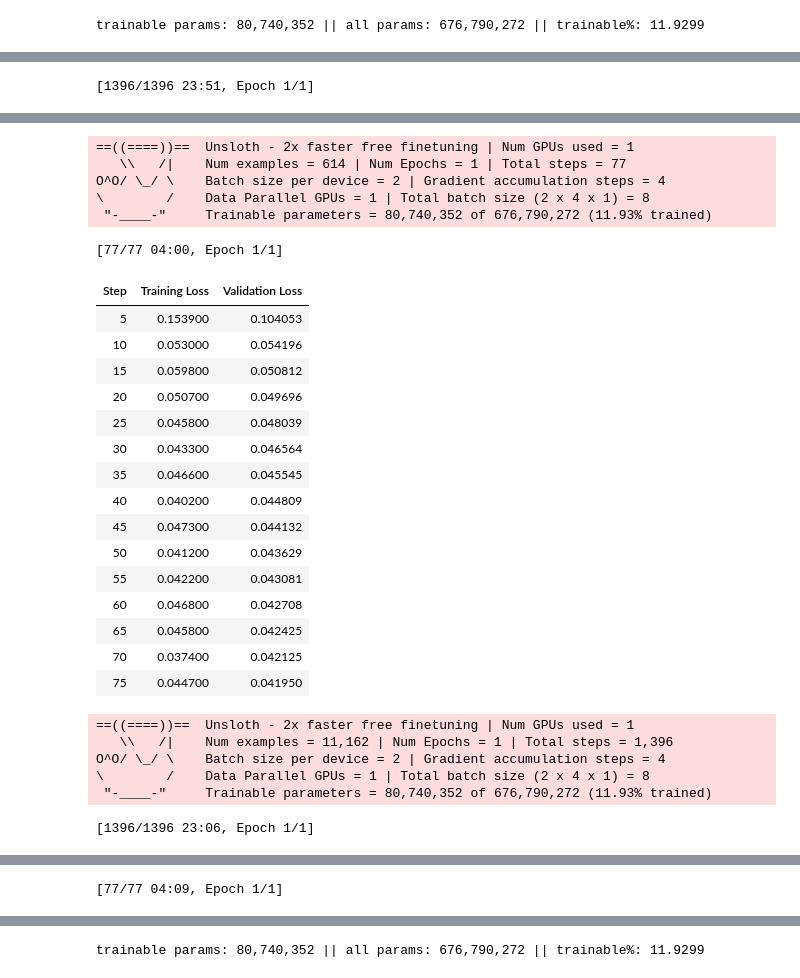
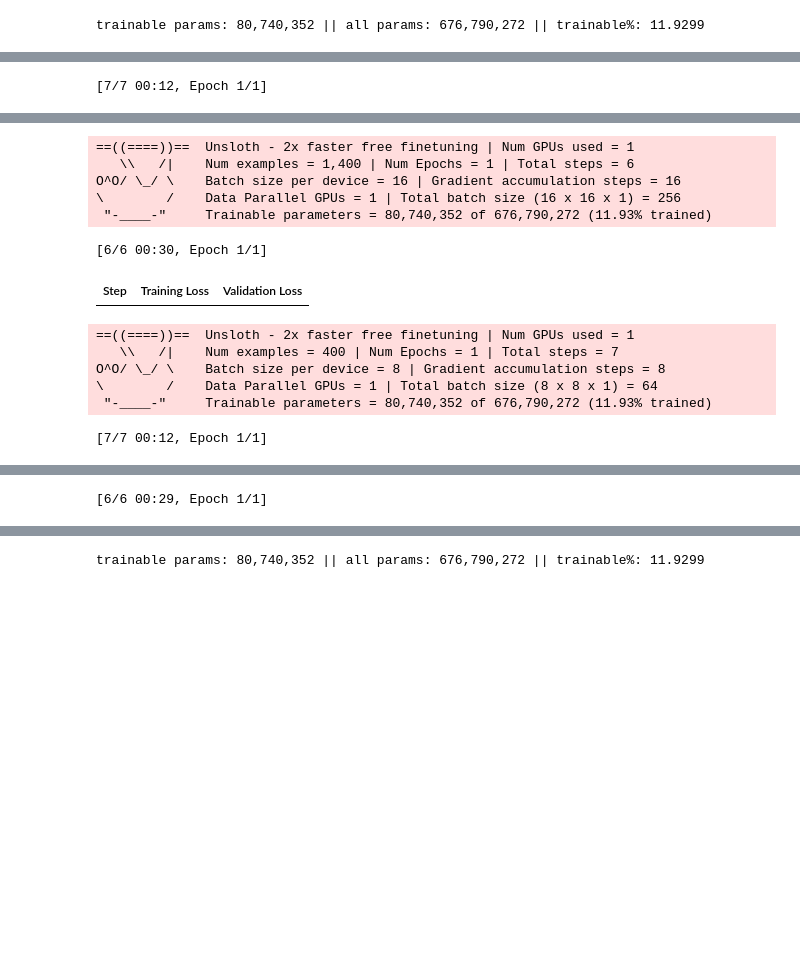
Before and after one commit to miguel-kjh/rag-experiments, a Jupyter notebook: notebooks/train_llm_retriver.ipynb, the cells around one changed output, grey strips where cells are left out. Saved outputs shown, nothing was run; the diff lists cells and outputs as text; code cells hidden in the pictures; blank space fills up the shorter version.

```diff
--- a/notebooks/train_llm_retriver.ipynb
+++ b/notebooks/train_llm_retriver.ipynb
@@ -41,0 +48,10 @@ Unsloth: Fast downloading is enabled - ignore downloading bars which are red col
+# %%
+import pandas as pd
+from langchain.schema import Document
+dataset = pd.read_csv("../notebooks/data/contacts_docs.csv")
+documents = []
+for index, row in dataset.iterrows():
+    doc = f"Nombre: {row['name']}\nTeléfono: {row['phone']}"
+    documents.append(Document(page_content=doc, metadata={"id": f"{row['id']}" } ))
+print(f"Loaded {len(documents)} documents.")
+print(f"First document: {documents[0]}")
@@ -172,7 +239,7 @@ retrieval_dataset = {
 }
 # %%
 def tokenize_function_autoregressive(examples):
-    return tokenizer(examples['text'], padding='max_length', truncation=True, max_length=2048)
+    return tokenizer(examples['text'], padding='max_length', truncation=True, max_length=MAX_LENGTH)
 # %%
 indexing_dataset_tokenizer = indexing_dataset.map(tokenize_function_autoregressive, batched=True)
 # %%
@@ -184,15 +251,16 @@ retrieval_val_dataset_tokenizer = retrieval_dataset["validation"].map(tokenize_f
 # sft training
 data_collator = DataCollatorForLanguageModeling(tokenizer=tokenizer, mlm=False)
 auto_config = SFTConfig(
-    per_device_train_batch_size = 2,
-    gradient_accumulation_steps = 4, # Use GA to mimic batch size!
-    save_steps=100,
+    per_device_train_batch_size = 8,
+    gradient_accumulation_steps = 8, # Use GA to mimic batch size!
+    save_steps=5,
     warmup_steps = 5,
     num_train_epochs = 1, # Set this for 1 full training run.
     #max_steps = 60,
-    learning_rate = 2e-4, # Reduce to 2e-5 for long training runs
-    logging_steps = 100,
-    optim = "adamw_8bit",
+    learning_rate = 1e-4, # Reduce to 2e-5 for long training runs
+    logging_steps = 5,
+    # 32 bits
+    optim = "paged_adamw_32bit",
     weight_decay = 0.01,
     lr_scheduler_type = "linear",
     seed = SEED,
@@ -202,18 +270,18 @@ auto_config = SFTConfig(
 
 it_config = SFTConfig(
     dataset_text_field="text",
-    per_device_train_batch_size=2,
-    per_device_eval_batch_size=2,         # <-- añade eval batch size
-    gradient_accumulation_steps=4,
-    warmup_steps=5,
-    save_steps=5,
-    eval_steps=5,
+    per_device_train_batch_size=16,
+    per_device_eval_batch_size=16,         # <-- añade eval batch size
+    gradient_accumulation_steps=16,
+    warmup_steps=25,
+    save_steps=25,
+    eval_steps=25,
     eval_strategy="steps",         # <-- activa evaluación periódica
     num_train_epochs=1,             # <-- opcional: usa epochs en lugar de max_steps
-    #max_steps=60,
-    learning_rate=2e-4,
+    #max_steps=30,
+    learning_rate=1e-4,
     logging_steps=1,
-    optim="adamw_8bit",
+    optim = "paged_adamw_32bit",
     weight_decay=0.01,
     lr_scheduler_type="linear",
     seed=SEED,
@@ -252,7 +320,7 @@ model.print_trainable_parameters()
 # %% [output]
 trainable params: 80,740,352 || all params: 676,790,272 || trainable%: 11.9299
 # %%
-EPOCHS = 4
+EPOCHS = 10
 for _ in range(EPOCHS):
     trainer_sft_stats = trainer_auto.train() # (context, id)
     trainer_it_stats = trainer_it.train() # (query, id)
@@ -266,3 +333,3 @@ O^O/ \_/ \    Batch size per device = 2 | Gradient accumulation steps = 4
  "-____-"     Trainable parameters = 80,740,352 of 676,790,272 (11.93% trained)
-[1396/1396 23:51, Epoch 1/1]
+[7/7 00:12, Epoch 1/1]
 | Step | Training Loss |
@@ -282,29 +337,14 @@ O^O/ \_/ \    Batch size per device = 2 | Gradient accumulation steps = 4
 ==((====))==  Unsloth - 2x faster free finetuning | Num GPUs used = 1
-   \\   /|    Num examples = 614 | Num Epochs = 1 | Total steps = 77
-O^O/ \_/ \    Batch size per device = 2 | Gradient accumulation steps = 4
-\        /    Data Parallel GPUs = 1 | Total batch size (2 x 4 x 1) = 8
+   \\   /|    Num examples = 1,400 | Num Epochs = 1 | Total steps = 6
+O^O/ \_/ \    Batch size per device = 16 | Gradient accumulation steps = 16
+\        /    Data Parallel GPUs = 1 | Total batch size (16 x 16 x 1) = 256
  "-____-"     Trainable parameters = 80,740,352 of 676,790,272 (11.93% trained)
-[77/77 04:00, Epoch 1/1]
+[6/6 00:30, Epoch 1/1]
 | Step | Training Loss | Validation Loss |
-| 5 | 0.153900 | 0.104053 |
-| 10 | 0.053000 | 0.054196 |
-| 15 | 0.059800 | 0.050812 |
-| 20 | 0.050700 | 0.049696 |
-| 25 | 0.045800 | 0.048039 |
-| 30 | 0.043300 | 0.046564 |
-| 35 | 0.046600 | 0.045545 |
-| 40 | 0.040200 | 0.044809 |
-| 45 | 0.047300 | 0.044132 |
-| 50 | 0.041200 | 0.043629 |
-| 55 | 0.042200 | 0.043081 |
-| 60 | 0.046800 | 0.042708 |
-| 65 | 0.045800 | 0.042425 |
-| 70 | 0.037400 | 0.042125 |
-| 75 | 0.044700 | 0.041950 |
 ==((====))==  Unsloth - 2x faster free finetuning | Num GPUs used = 1
-   \\   /|    Num examples = 11,162 | Num Epochs = 1 | Total steps = 1,396
-O^O/ \_/ \    Batch size per device = 2 | Gradient accumulation steps = 4
-\        /    Data Parallel GPUs = 1 | Total batch size (2 x 4 x 1) = 8
+   \\   /|    Num examples = 400 | Num Epochs = 1 | Total steps = 7
+O^O/ \_/ \    Batch size per device = 8 | Gradient accumulation steps = 8
+\        /    Data Parallel GPUs = 1 | Total batch size (8 x 8 x 1) = 64
  "-____-"     Trainable parameters = 80,740,352 of 676,790,272 (11.93% trained)
-[1396/1396 23:06, Epoch 1/1]
+[7/7 00:12, Epoch 1/1]
 | Step | Training Loss |
@@ -328,3 +356,3 @@ O^O/ \_/ \    Batch size per device = 2 | Gradient accumulation steps = 4
  "-____-"     Trainable parameters = 80,740,352 of 676,790,272 (11.93% trained)
-[77/77 04:09, Epoch 1/1]
+[6/6 00:29, Epoch 1/1]
 | Step | Training Loss | Validation Loss |
```
Also changed, not shown: parts of 26 cells of this notebook, 1 other file.
